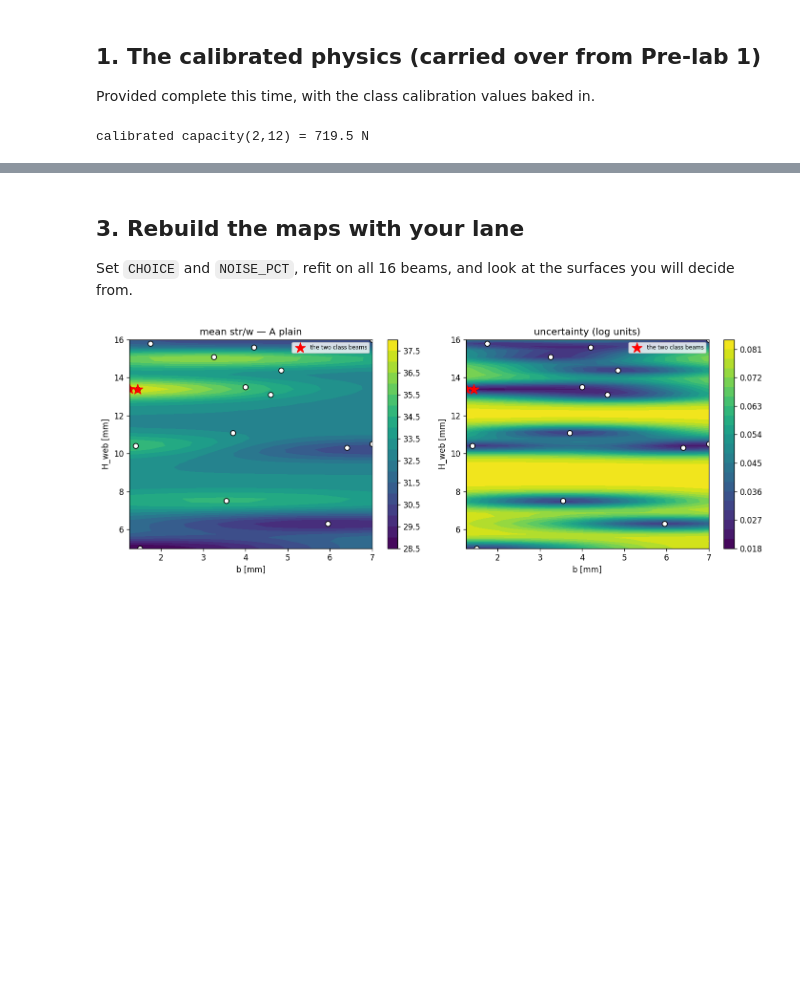
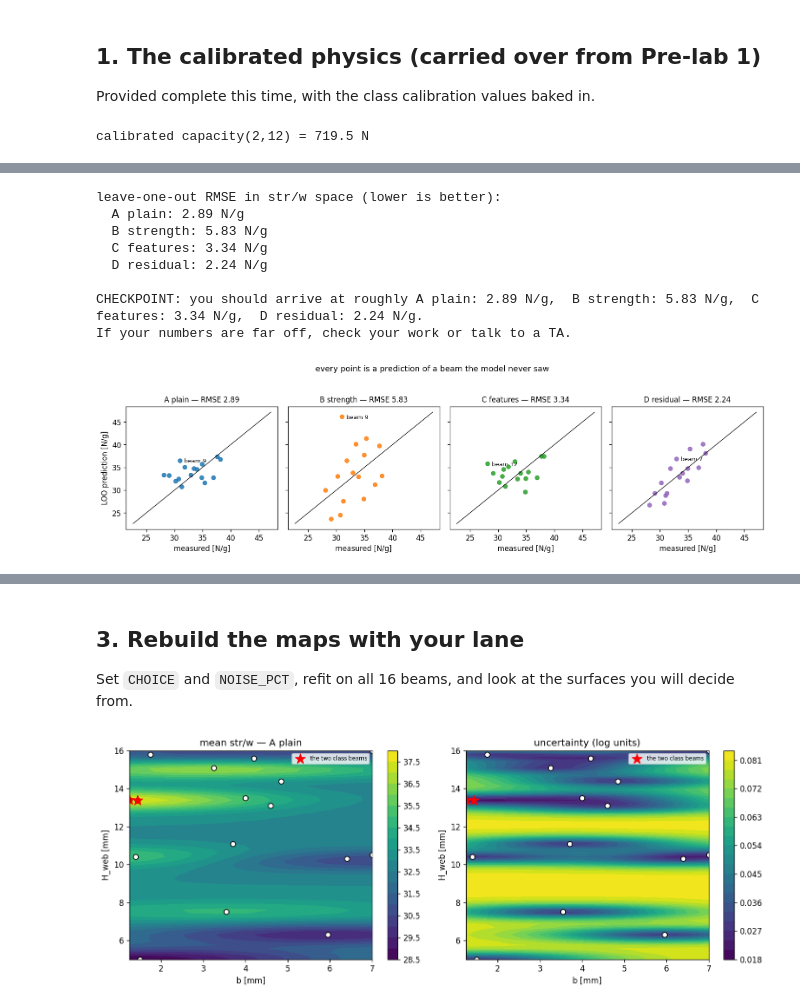
Before and after one commit to andrewvoss8-boop/core-me-data-science-activities-public, a Jupyter notebook: me323/Module1_drafts/ME323_Module1_Submission1_Design_KEY.ipynb, the cells around one changed output, grey strips where cells are left out. Cells and saved outputs as stored; diff of their text form; code cells hidden in the pictures; blank space fills up the shorter version.

```diff
--- a/me323/Module1_drafts/ME323_Module1_Submission1_Design_KEY.ipynb
+++ b/me323/Module1_drafts/ME323_Module1_Submission1_Design_KEY.ipynb
@@ -172,16 +224,5 @@ def fit_lane(data, lane, alpha=0.03**2):
     gp, fmu, fsd, ymean = fit_gp(d2, alpha=alpha, feats=cfg["feats"], target=cfg["target"])
     return gp, fmu, fsd, ymean, cfg
 
-print("leave-one-out RMSE in str/w space (lower is better):")
-for lane in LANES:
-    errs = []
-    for i in range(len(df)):
-        tr = df.drop(df.index[i])
-        gp_, fmu_, fsd_, ym_, cfg_ = fit_lane(tr, lane)
-        sw_hat, _ = predict_sw(gp_, fmu_, fsd_, ym_, df.b.iloc[i], df.H.iloc[i],
-                               cfg_["target"], cfg_["feats"])
-        errs.append(sw_hat[0] - df.str_to_weight.iloc[i])
-    print(f"  {lane}: {np.sqrt(np.mean(np.array(errs)**2)):.2f} N/g")
-print("\nCHECKPOINT: you should arrive at roughly A plain: 2.89 N/g,  B strength: 5.83 N/g,  C features: 3.34 N/g,  D residual: 2.24 N/g.")
-print("If your numbers are far off, check your work or talk to a TA.")
+print("four lanes defined:", ", ".join(LANES))
 # %% [output]
@@ -195,0 +433,54 @@ If your numbers are far off, check your work or talk to a TA.
+# %%
+loo = {}
+for lane in LANES:
+    preds = []
+    for i in range(len(df)):
+        tr = df.drop(df.index[i])                    # hide beam i
+        gp_, fmu_, fsd_, ym_, cfg_ = fit_lane(tr, lane)
+        sw_hat, _ = predict_sw(gp_, fmu_, fsd_, ym_, df.b.iloc[i], df.H.iloc[i],
+                               cfg_["target"], cfg_["feats"])
+        preds.append(sw_hat[0])                      # predict it, never having seen it
+    loo[lane] = np.array(preds)
+
+meas = df.str_to_weight.values
+rmse = {lane: np.sqrt(np.mean((loo[lane] - meas)**2)) for lane in LANES}
+print("leave-one-out RMSE in str/w space (lower is better):")
+for lane in LANES:
+    print(f"  {lane}: {rmse[lane]:.2f} N/g")
+print("\nCHECKPOINT: you should arrive at roughly A plain: 2.89 N/g,  B strength: 5.83 N/g,  C features: 3.34 N/g,  D residual: 2.24 N/g.")
+print("If your numbers are far off, check your work or talk to a TA.")
+
+LANE_COLORS = {"A plain": "tab:blue", "B strength": "tab:orange",
+               "C features": "tab:green", "D residual": "tab:purple"}
+lo = min(meas.min(), min(p.min() for p in loo.values())) - 1
+hi = max(meas.max(), max(p.max() for p in loo.values())) + 1
+fig, axes = plt.subplots(1, 4, figsize=(13, 3.6), sharex=True, sharey=True)
+for a, lane in zip(axes, LANES):
+    a.plot([lo, hi], [lo, hi], "k-", lw=0.8)
+    a.scatter(meas, loo[lane], color=LANE_COLORS[lane], s=30, alpha=0.85)
+    w = int(np.argmax(np.abs(loo[lane] - meas)))     # flag the worst miss
+    a.annotate(f"beam {int(df.beam_id.iloc[w])}", (meas[w], loo[lane][w]),
+               textcoords="offset points", xytext=(6, -3), fontsize=8)
+    a.set_title(f"{lane} — RMSE {rmse[lane]:.2f}", fontsize=10)
+    a.set_xlabel("measured [N/g]")
+axes[0].set_ylabel("LOO prediction [N/g]")
+fig.suptitle("every point is a prediction of a beam the model never saw",
+             y=1.04, fontsize=11)
+plt.tight_layout(); plt.show()
+
+err_tab = pd.DataFrame({"beam": df.beam_id.astype(int), "b": df.b, "H": df.H,
+                        "measured": meas.round(1)})
+for lane in LANES:
+    err_tab[lane] = (loo[lane] - meas).round(1)
+print("signed LOO misses, predicted − measured [N/g]:")
+print(err_tab.to_string(index=False))
+# %% [output]
+leave-one-out RMSE in str/w space (lower is better):
+  A plain: 2.89 N/g
+  B strength: 5.83 N/g
+  C features: 3.34 N/g
+  D residual: 2.24 N/g
+
+CHECKPOINT: you should arrive at roughly A plain: 2.89 N/g,  B strength: 5.83 N/g,  C features: 3.34 N/g,  D residual: 2.24 N/g.
+If your numbers are far off, check your work or talk to a TA.
+[figure, added]
```
Also changed, not shown: parts of 11 cells of this notebook, 2 other files.
